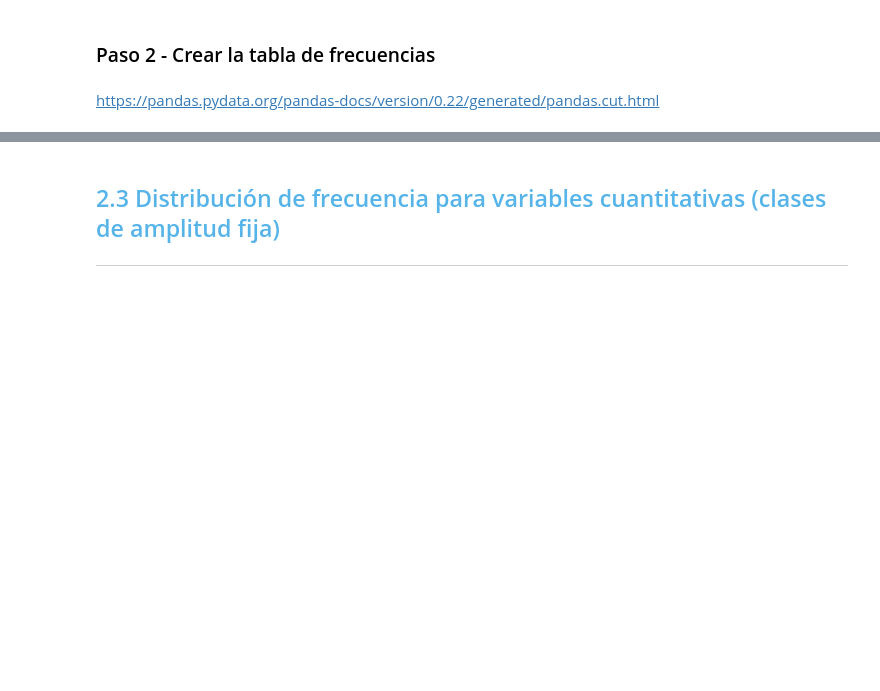
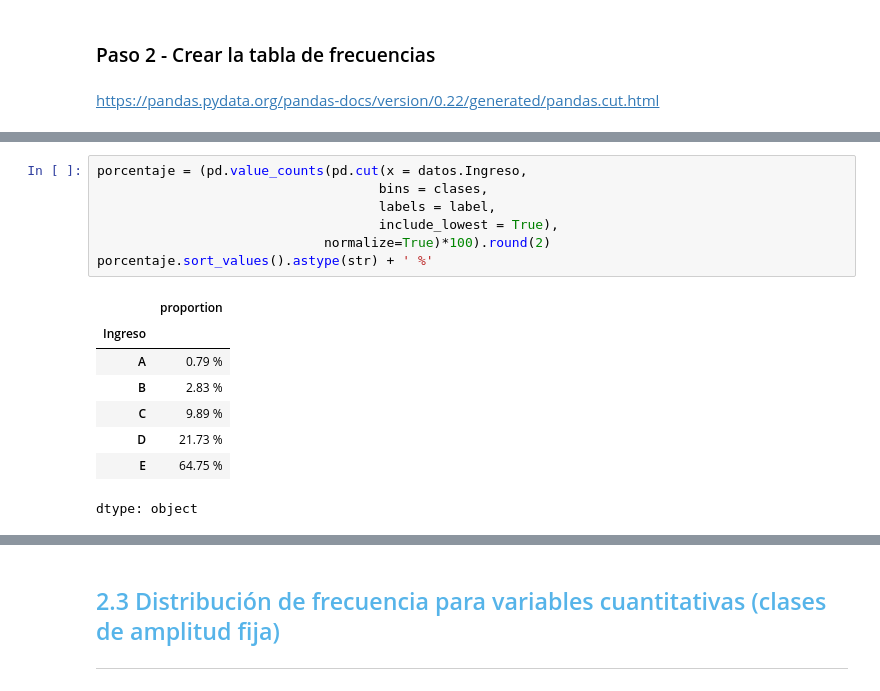
Before and after one commit to ivazquez-07/python_data_science_excersises, a Jupyter notebook: Curso-de-Estadistica-con-Python-Aula-1/Curso_de_Estadística_con_Python_1.ipynb, the cells around one changed output, grey strips where cells are left out. Saved outputs shown, nothing was run; the diff lists cells and outputs as text; blank space fills up the shorter version.

```diff
--- a/Curso-de-Estadistica-con-Python-Aula-1/Curso_de_Estadística_con_Python_1.ipynb
+++ b/Curso-de-Estadistica-con-Python-Aula-1/Curso_de_Estadística_con_Python_1.ipynb
@@ -353,0 +372,16 @@ https://pandas.pydata.org/pandas-docs/version/0.22/generated/pandas.cut.html
+# %%
+porcentaje = (pd.value_counts(pd.cut(x = datos.Ingreso,
+                                    bins = clases,
+                                    labels = label,
+                                    include_lowest = True),
+                             normalize=True)*100).round(2)
+porcentaje.sort_values().astype(str) + ' %'
+# %% [output]
+|  | proportion |
+| Ingreso |  |
+| A | 0.79 % |
+| B | 2.83 % |
+| C | 9.89 % |
+| D | 21.73 % |
+| E | 64.75 % |
+dtype: object
```
Also changed, not shown: parts of 8 cells of this notebook.
